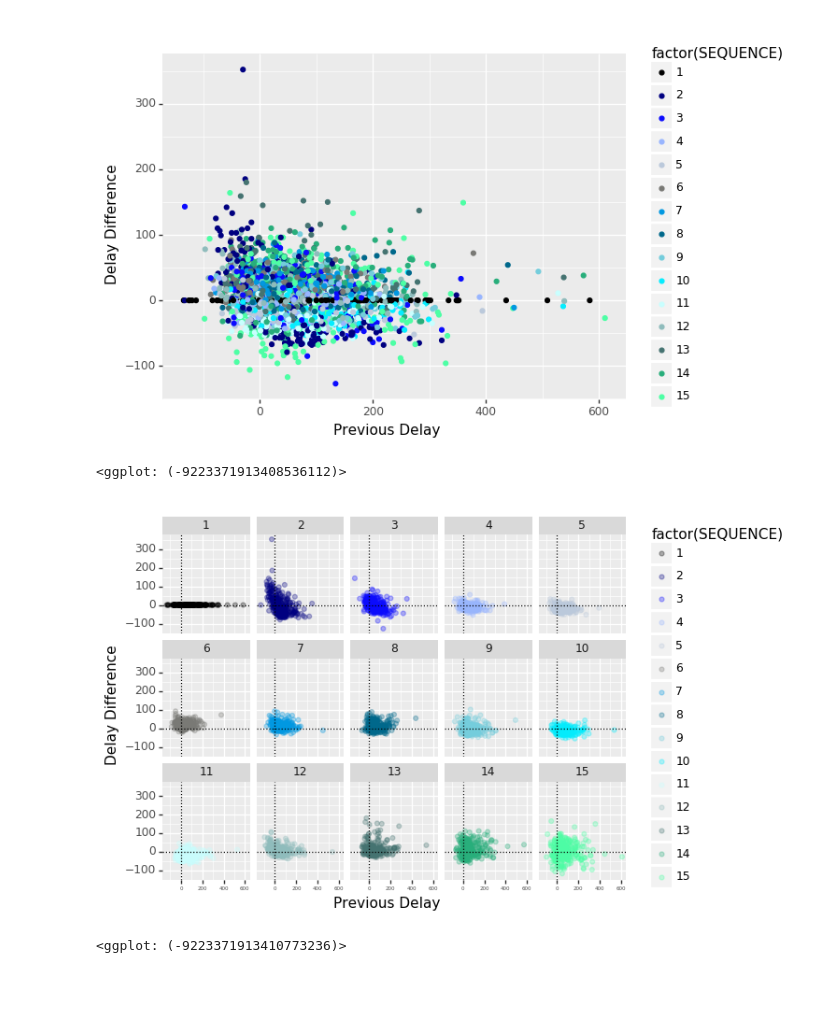
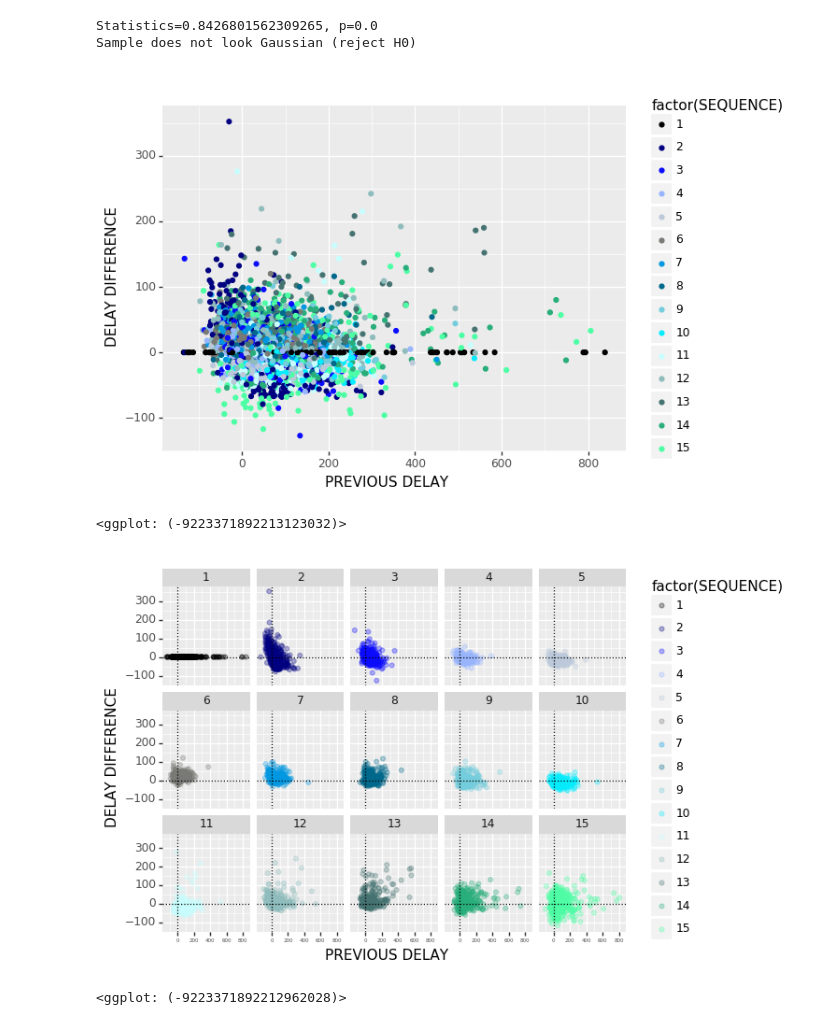
Before and after one commit to hrubajan/da_projekt_gol, a Jupyter notebook: graf_DIFF.ipynb, the cells around one changed output. Saved outputs shown, nothing was run; the diff lists cells and outputs as text; code cells hidden in the pictures; blank space fills up the shorter version.

```diff
--- a/graf_DIFF.ipynb
+++ b/graf_DIFF.ipynb
@@ -10,3 +9,8 @@ sns.set(style="darkgrid")
+# %%
+import seaborn as sns
+sns.set(style="ticks")
+sns.set_color_codes("colorblind")
+sns.set(style="darkgrid")
 # %%
 import warnings
 warnings.filterwarnings('ignore')
@@ -44,0 +49,2 @@ len(data['UNICORN'].unique())
+# %%
+df = data
@@ -45,22 +64,39 @@ len(data['UNICORN'].unique())
+# %%
+# normality test
+stat, p = shapiro(df['DELAY'])
+print(f'Statistics={stat}, p={round(p,5)}')
+
+alpha = 0.1
+if p > alpha:
+    print('Sample looks Gaussian (fail to reject H0)')
+else:
+    print('Sample does not look Gaussian (reject H0)')
+# %% [output]
+Statistics=0.8426801562309265, p=0.0
+Sample does not look Gaussian (reject H0)
 # %%
-ggplot(data,(aes(x='PREV_DELAY', y='DIFF_DELAY',color = 'factor(SEQUENCE)'))) + \
+# zavislost zpozdeni z predchozi zastavky na rozdilu ve zpozdeni na urovni vsech zastavek
+plot_point1 = ggplot(df,(aes(x='PREV_DELAY', y='DIFF_DELAY',color = 'factor(SEQUENCE)'))) + \
         scale_color_manual(values=color) + \
         geom_point() + \
-        xlab("Previous Delay") + \
-        ylab("Delay Difference")
+        xlab("PREVIOUS DELAY") + \
+        ylab("DELAY DIFFERENCE")
+plot_point1
 # %% [output]
-[figure, old version]
+[figure, new version]
-<ggplot: (-9223371913408536112)>
+<ggplot: (-9223371892213123032)>
 # %%
-ggplot(data, aes(x='PREV_DELAY', y='DIFF_DELAY', color = 'factor(SEQUENCE)' )) + \
+# zavislost zpozdeni z predchozi zastavky na rozdilu ve zpozdeni na urovni jednotlivych zastavek
+plot_point2 = ggplot(df, aes(x='PREV_DELAY', y='DIFF_DELAY', color = 'factor(SEQUENCE)' )) + \
         geom_point(alpha=0.3) + \
         geom_hline(yintercept=0,linetype='dotted') + \
         geom_vline(xintercept=0,linetype='dotted') + \
         theme(axis_text_x = element_text(size=4)) + \
         facet_wrap(['SEQUENCE'], nrow=3) + \
         scale_color_manual(values=color) + \
-        xlab("Previous Delay") + \
-        ylab("Delay Difference")
+        xlab("PREVIOUS DELAY") + \
+        ylab("DELAY DIFFERENCE")
+plot_point2
 # %% [output]
-[figure, old version]
+[figure, new version]
-<ggplot: (-9223371913410773236)>
+<ggplot: (-9223371892212962028)>
```
Also changed, not shown: parts of 30 cells of this notebook, 8 other files.
